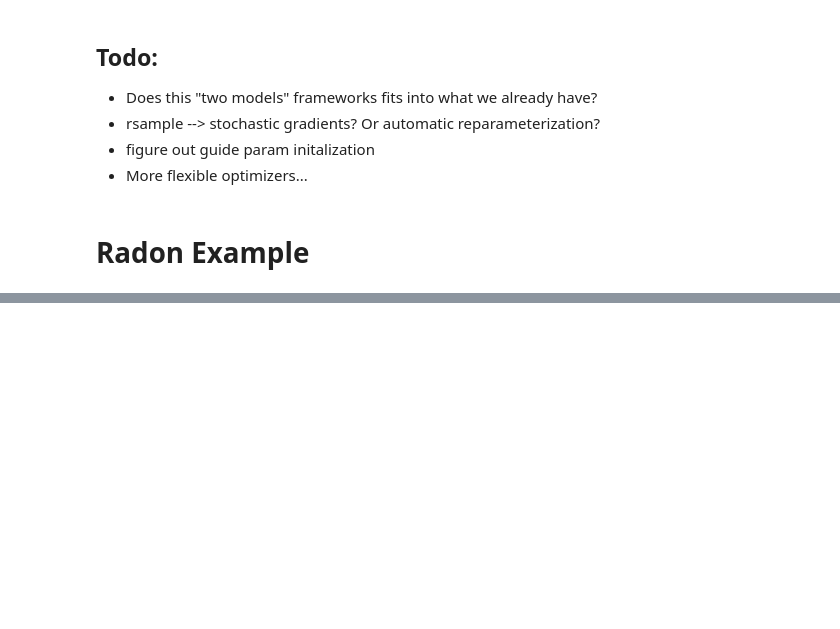
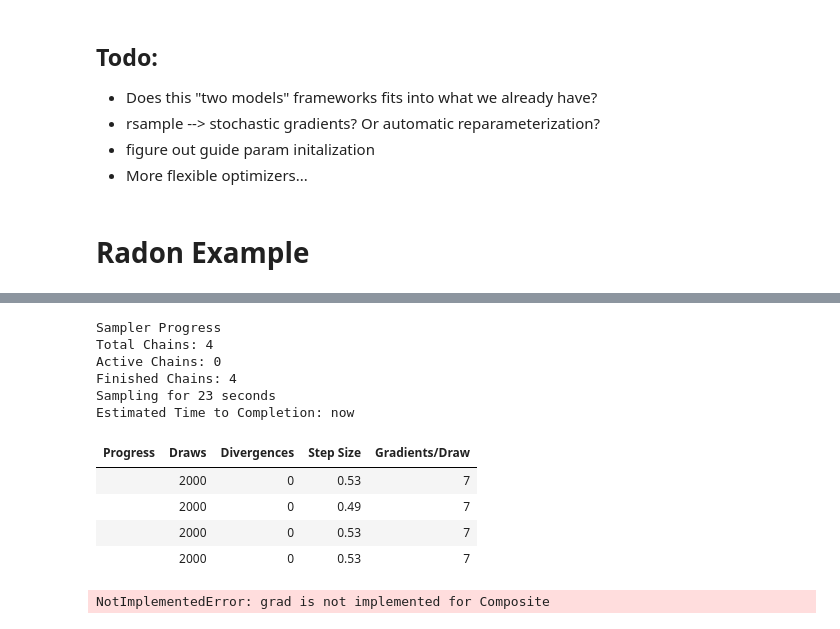
Before and after one commit to pymc-devs/pymc-extras, a Jupyter notebook: notebooks/ADVI Guide API.ipynb, the cells around one changed output, grey strips where cells are left out. Saved outputs shown, nothing was run; the diff lists cells and outputs as text; code cells hidden in the pictures; blank space fills up the shorter version.

```diff
--- a/notebooks/ADVI Guide API.ipynb
+++ b/notebooks/ADVI Guide API.ipynb
@@ -390,0 +428,8 @@ ax[0].set_ylabel("alpha");
+# %%
+from pymc_extras.statespace import structural as st
+
+ll = st.LevelTrend(order=2)
+se = st.FrequencySeasonality(season_length=12, name="annual")
+me = st.MeasurementError(name="error")
+mod = ll + se + me
+ss_mod = mod.build(mode="NUMBA")
@@ -390,0 +450,37 @@ ax[0].set_ylabel("alpha");
+# %%
+initial_trend_dims, sigma_trend_dims, annual_dims, P0_dims = ss_mod.param_dims.values()
+coords = ss_mod.coords
+# %%
+import pytensor.tensor as pt
+
+with pm.Model(coords=coords) as model_2:
+    P0_diag = pm.Gamma("P0_diag", alpha=2, beta=1, dims=("state",))
+    P0 = pm.Deterministic("P0", pt.diag(P0_diag), dims=("state", "state_aux"))
+    initial_trend = pm.Normal("initial_level_trend", sigma=[100, 1], dims=("state_level_trend",))
+    annual_seasonal = pm.ZeroSumNormal("params_annual", sigma=100, dims=("state_annual",))
+
+    sigma_trend = pm.Gamma("sigma_level_trend", alpha=2, beta=[1, 10], dims=("shock_level_trend",))
+    sigma_monthly_season = pm.Gamma("sigma_annual", alpha=2, beta=1)
+    sigma_error = pm.Gamma("sigma_error", alpha=2, beta=1)
+
+    ss_mod.build_statespace_graph(airpass, mode="NUMBA")
+    idata_sts = pm.sample(nuts_sampler="nutpie")
+# %% [output]
+Sampler Progress
+Total Chains: 4
+Active Chains: 0
+Finished Chains: 4
+Sampling for 23 seconds
+Estimated Time to Completion: now
+| Progress | Draws | Divergences | Step Size | Gradients/Draw |
+|  | 2000 | 0 | 0.53 | 7 |
+|  | 2000 | 0 | 0.49 | 7 |
+|  | 2000 | 0 | 0.53 | 7 |
+|  | 2000 | 0 | 0.53 | 7 |
+# %%
+svi_trainer = SVITrainer(
+    module=NormalModel(), compile_kwargs={"mode": "NUMBA"}, stick_the_landing=True
+)
+svi_state = svi_trainer.fit(n_steps=10_000, model=model_2, draws_per_step=1)
+# %% [output]
+NotImplementedError: grad is not implemented for Composite
```
Also changed, not shown: parts of 11 cells of this notebook.
